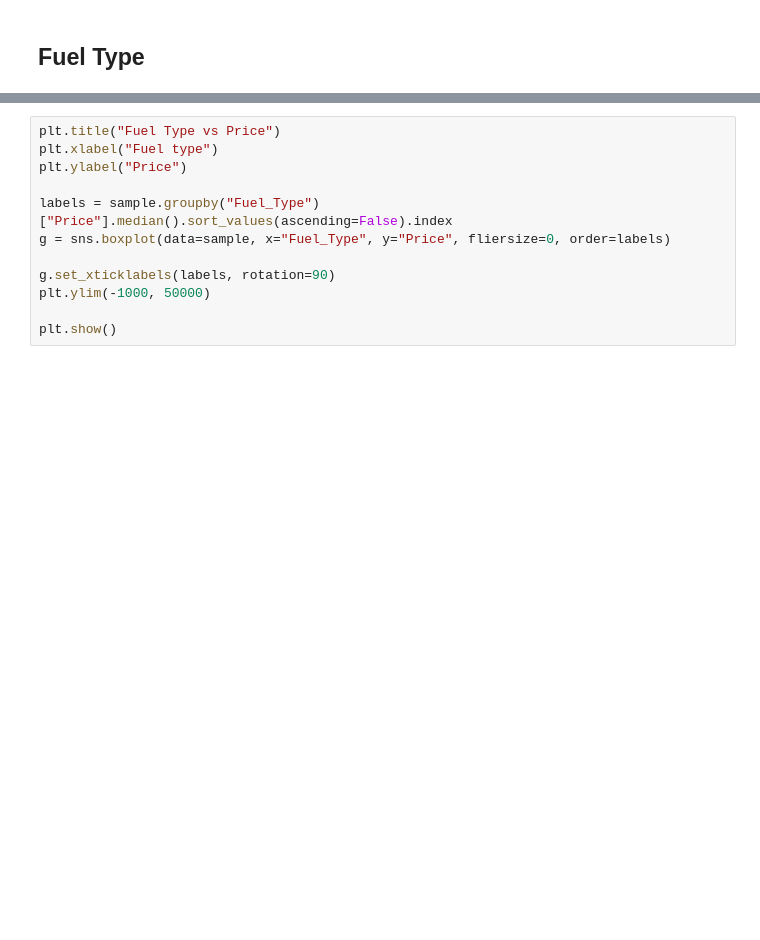
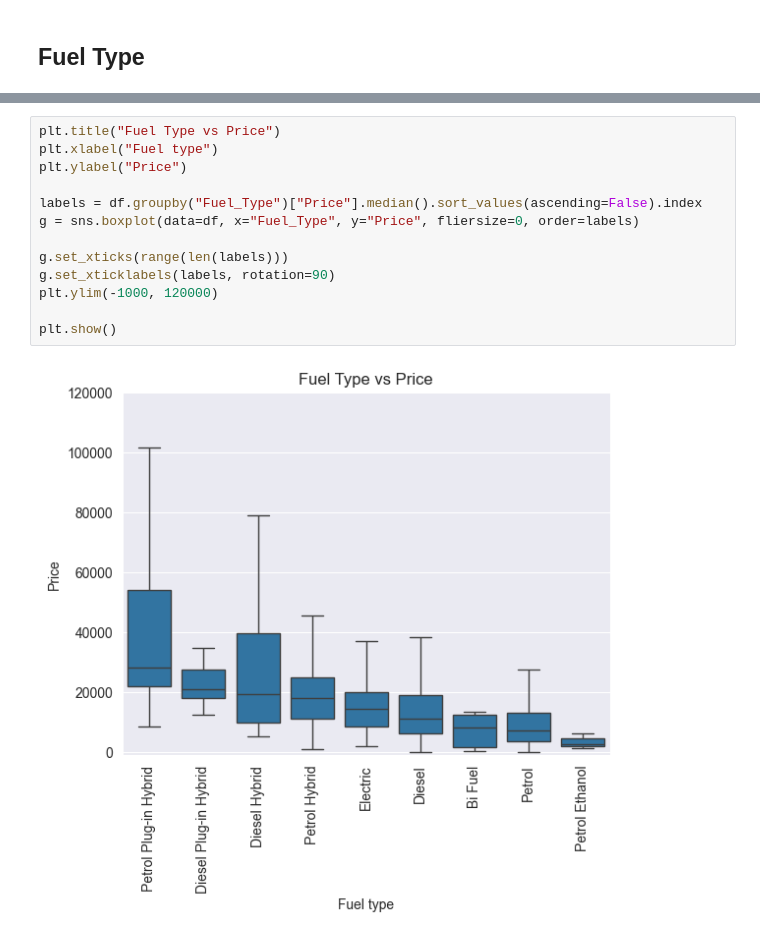
Before and after one commit to maciej-polcyn/data-processing-capstone-project, a Jupyter notebook: report.ipynb, the cells around one changed output, grey strips where cells are left out. Saved outputs shown, nothing was run; the diff lists cells and outputs as text; blank space fills up the shorter version.

```diff
--- a/report.ipynb
+++ b/report.ipynb
@@ -219,12 +233,15 @@ plt.show()
 # %%
 plt.title("Fuel Type vs Price")
 plt.xlabel("Fuel type")
 plt.ylabel("Price")
 
-labels = sample.groupby("Fuel_Type")["Price"].median().sort_values(ascending=False).index
-g = sns.boxplot(data=sample, x="Fuel_Type", y="Price", fliersize=0, order=labels)
+labels = df.groupby("Fuel_Type")["Price"].median().sort_values(ascending=False).index
+g = sns.boxplot(data=df, x="Fuel_Type", y="Price", fliersize=0, order=labels)
 
+g.set_xticks(range(len(labels)))
 g.set_xticklabels(labels, rotation=90)
-plt.ylim(-1000, 50000)
+plt.ylim(-1000, 120000)
 
 plt.show()
+# %% [output]
+[figure, added]
```
Also changed, not shown: parts of 2 cells of this notebook, 3 other files.
